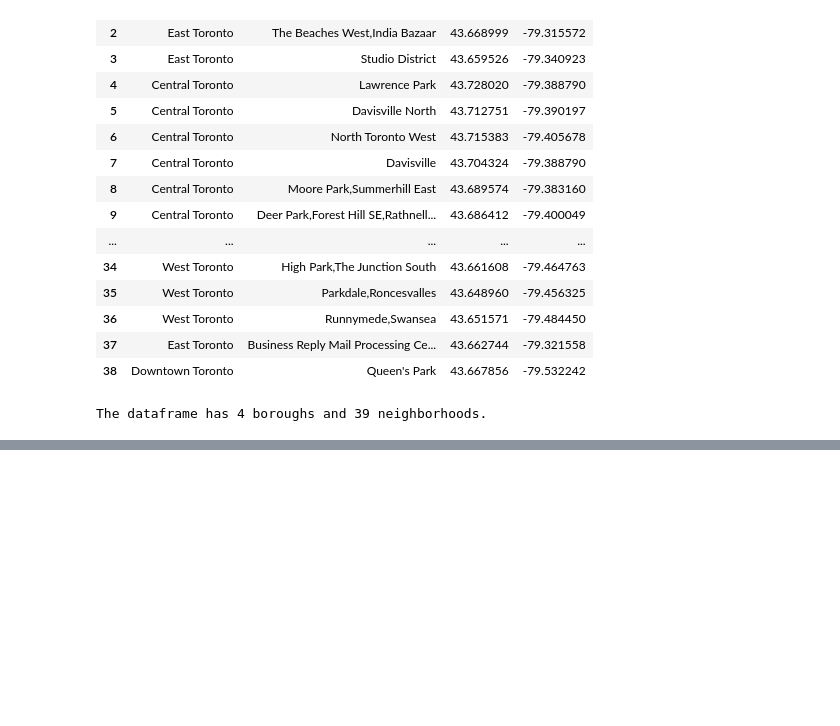
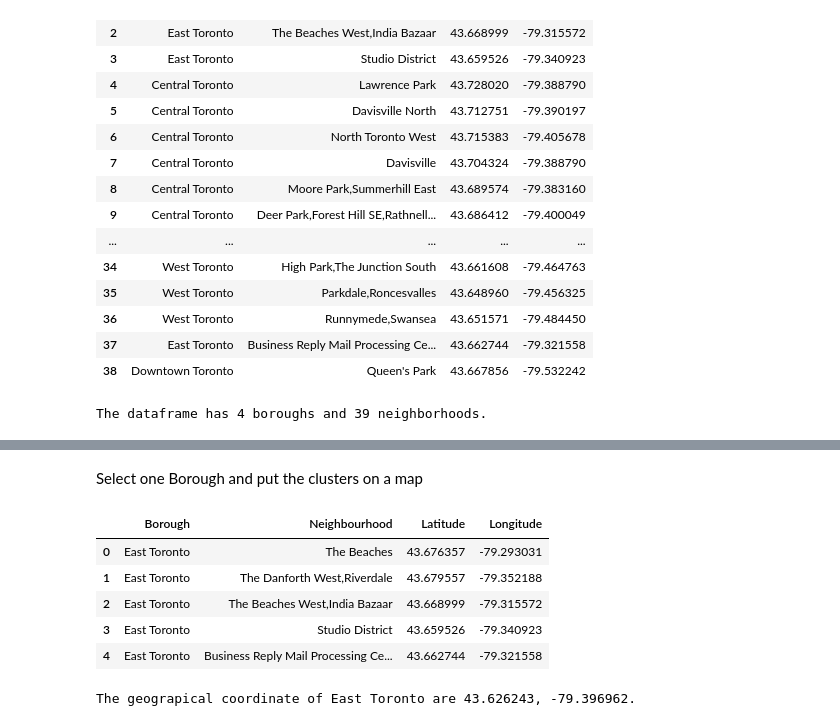
Before and after one commit to stevenh2/Coursera_Capstone, a Jupyter notebook: Capstone.ipynb, the cells around one changed output, grey strips where cells are left out. Drawn from its saved outputs; the diff is of its cells as text; code cells hidden in the pictures; blank space fills up the shorter version.

Commit message:
Published from Watson Studio.

```diff
--- a/Capstone.ipynb
+++ b/Capstone.ipynb
@@ -112,8 +114,8 @@ Data Analysis
 # %%
 # Get a dataframe with only Boroughs containing 'Toronto'
-toronto_df = groups[groups['Borough'].str.contains('Toronto')].reset_index()
+neighborhoods = groups[groups['Borough'].str.contains('Toronto')].reset_index()
 
-toronto_df
+neighborhoods
 # %% [output]
 |  | index | PostalCode | Borough | Neighbourhood | Latitude | Longitude |
 | 0 | 37 | M4E | East Toronto | The Beaches | 43.676357 | -79.293031 |
@@ -134,8 +136,8 @@ toronto_df
 | 38 | 93 | M9A | Downtown Toronto | Queen's Park | 43.667856 | -79.532242 |
 # %%
 # clean up dataframe
-toronto_df.drop(['index', 'PostalCode'], inplace=True, axis=1)
-toronto_df
+neighborhoods.drop(['index', 'PostalCode'], inplace=True, axis=1)
+neighborhoods
 # %% [output]
 |  | Borough | Neighbourhood | Latitude | Longitude |
 | 0 | East Toronto | The Beaches | 43.676357 | -79.293031 |
@@ -164,0 +222,22 @@ The dataframe has 4 boroughs and 39 neighborhoods.
+# %% [markdown]
+Select one Borough and put the clusters on a map
+# %%
+east_toronto = neighborhoods[neighborhoods['Borough'] == 'East Toronto'].reset_index(drop=True)
+east_toronto.head()
+# %% [output]
+|  | Borough | Neighbourhood | Latitude | Longitude |
+| 0 | East Toronto | The Beaches | 43.676357 | -79.293031 |
+| 1 | East Toronto | The Danforth West,Riverdale | 43.679557 | -79.352188 |
+| 2 | East Toronto | The Beaches West,India Bazaar | 43.668999 | -79.315572 |
+| 3 | East Toronto | Studio District | 43.659526 | -79.340923 |
+| 4 | East Toronto | Business Reply Mail Processing Ce... | 43.662744 | -79.321558 |
+# %%
+address = 'East Toronto, Canada'
+
+geolocator = Nominatim(user_agent="t_explorer")
+location = geolocator.geocode(address)
+latitude = location.latitude
+longitude = location.longitude
+print('The geograpical coordinate of East Toronto are {}, {}.'.format(latitude, longitude))
+# %% [output]
+The geograpical coordinate of East Toronto are 43.626243, -79.396962.
```
Also changed, not shown: parts of 9 cells of this notebook.
